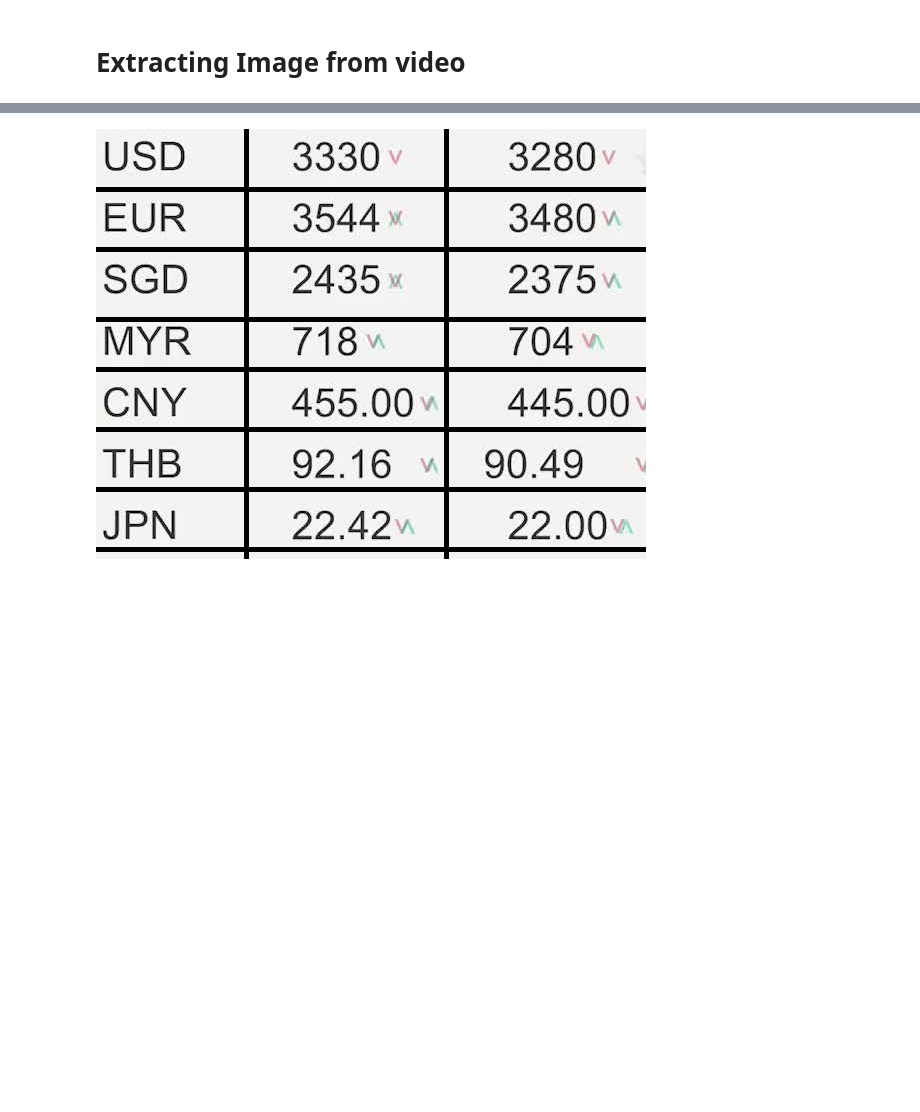
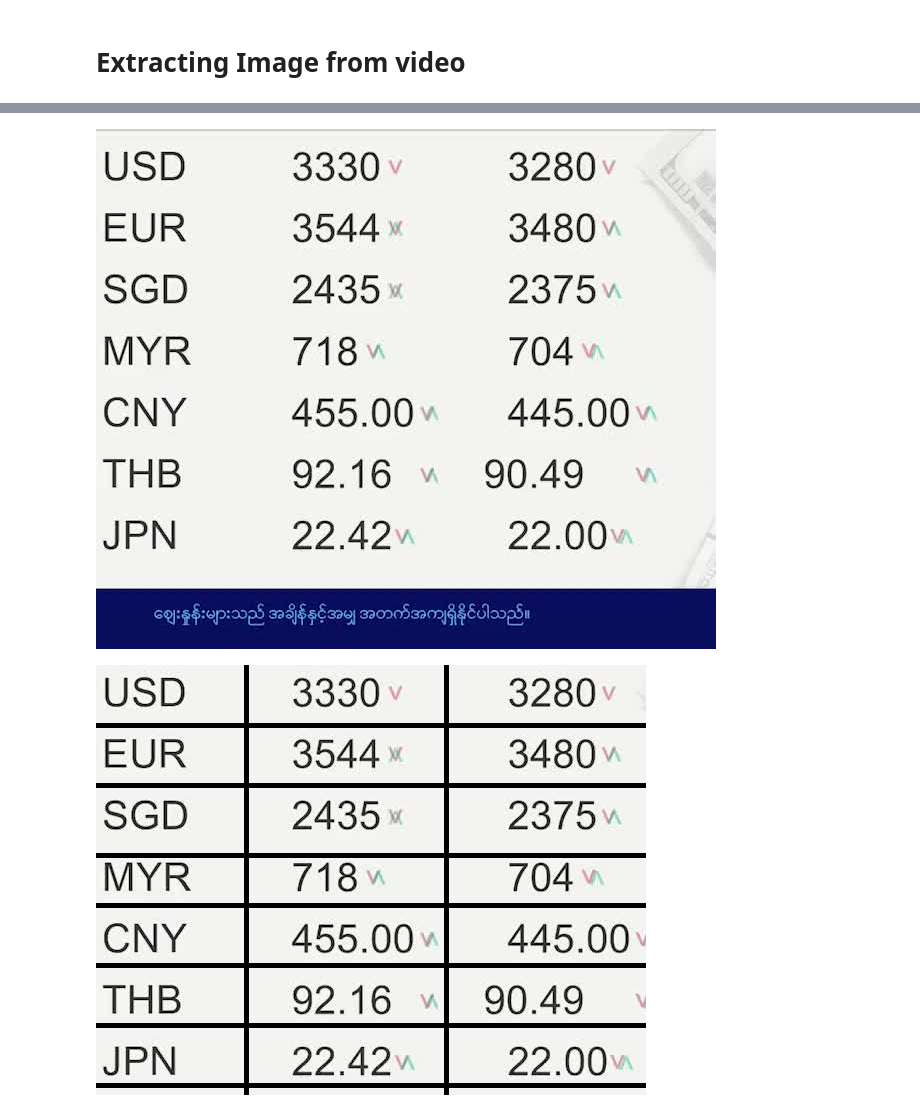
Before and after one commit to myanmar-currency-api/youtube-scraper, a Jupyter notebook: youtube-scraper.ipynb, the cells around one changed output, grey strips where cells are left out. Saved outputs shown, nothing was run; the diff lists cells and outputs as text; code cells hidden in the pictures; blank space fills up the shorter version.

```diff
--- a/youtube-scraper.ipynb
+++ b/youtube-scraper.ipynb
@@ -116,7 +106,6 @@ video:26kB audio:0kB subtitle:0kB other streams:0kB global headers:0kB muxing ov
 # %%
 from IPython.display import HTML
 
-HTML("""
-<img src="Image0.jpg">
-""")
+image = Image.open("Image0.jpg").convert("RGB")
+image
 # %% [output]
@@ -124,3 +112,4 @@ HTML("""
+[figure, added]
 # %%
 from PIL import Image, ImageDraw
 image = Image.open("Image0.jpg").convert("RGB")
```
Also changed, not shown: parts of 10 cells of this notebook.
